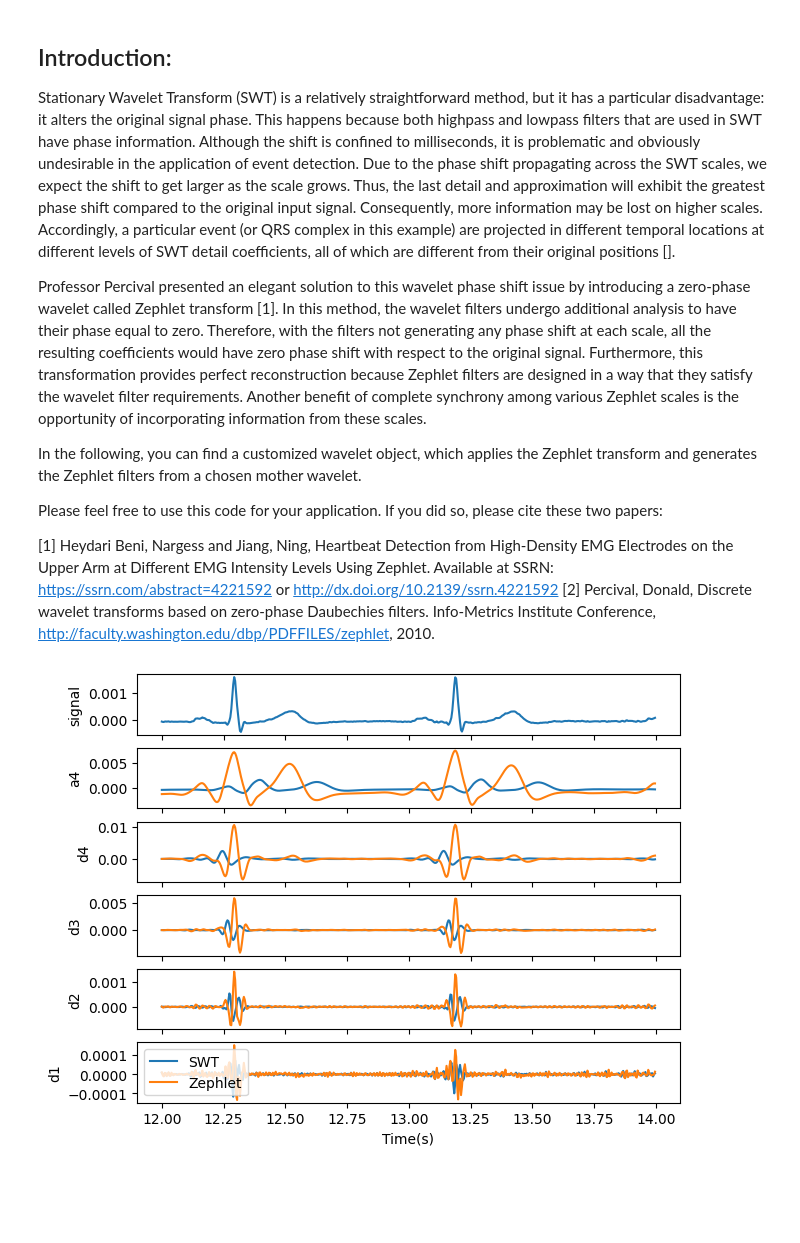
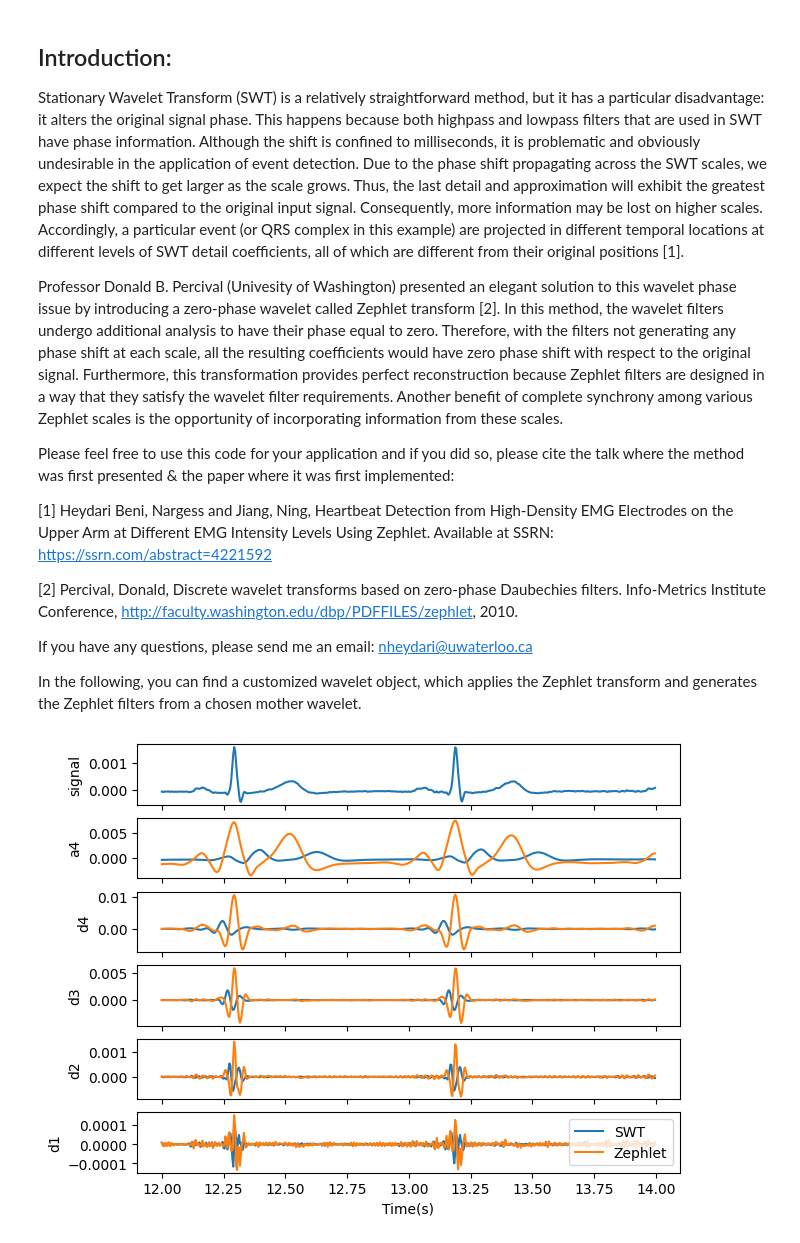
Before and after one commit to nheydari/Zephlet, a Jupyter notebook: Zephlet.ipynb, the cells around one changed output. Drawn from its saved outputs; the diff is of its cells as text; code cells hidden in the pictures; blank space fills up the shorter version.

```diff
--- a/Zephlet.ipynb
+++ b/Zephlet.ipynb
@@ -2,16 +2,20 @@
 ## Introduction:
 
 Stationary Wavelet Transform (SWT) is a relatively straightforward method, but it has a particular disadvantage: it alters the original signal phase.
-This happens because both highpass and lowpass filters that are used in SWT have phase information. Although the shift is confined to milliseconds, it is problematic and obviously undesirable in the application of event detection. Due to the phase shift propagating across the SWT scales, we expect the shift to get larger as the scale grows. Thus, the last detail and approximation will exhibit the greatest phase shift compared to the original input signal. Consequently, more information may be lost on higher scales. Accordingly, a particular event (or QRS complex in this example) are projected in different temporal locations at different levels of SWT detail coefficients, all of which are different from their original positions [].
+This happens because both highpass and lowpass filters that are used in SWT have phase information. Although the shift is confined to milliseconds, it is problematic and obviously undesirable in the application of event detection. Due to the phase shift propagating across the SWT scales, we expect the shift to get larger as the scale grows. Thus, the last detail and approximation will exhibit the greatest phase shift compared to the original input signal. Consequently, more information may be lost on higher scales. Accordingly, a particular event (or QRS complex in this example) are projected in different temporal locations at different levels of SWT detail coefficients, all of which are different from their original positions [1].
 
-Professor Percival presented an elegant solution to this wavelet phase shift issue by introducing a zero-phase wavelet called Zephlet transform [1]. In this method, the wavelet filters undergo additional analysis to have their phase equal to zero. Therefore, with the filters not generating any phase shift at each scale, all the resulting coefficients would have zero phase shift with respect to the original signal. Furthermore, this transformation provides perfect reconstruction because Zephlet filters are designed in a way that they satisfy the wavelet filter requirements. Another benefit of complete synchrony among various Zephlet scales is the opportunity of incorporating information from these scales.
+Professor Donald B. Percival (Univesity of Washington) presented an elegant solution to this wavelet phase issue by introducing a zero-phase wavelet called Zephlet transform [2]. In this method, the wavelet filters undergo additional analysis to have their phase equal to zero. Therefore, with the filters not generating any phase shift at each scale, all the resulting coefficients would have zero phase shift with respect to the original signal. Furthermore, this transformation provides perfect reconstruction because Zephlet filters are designed in a way that they satisfy the wavelet filter requirements. Another benefit of complete synchrony among various Zephlet scales is the opportunity of incorporating information from these scales.
+
+
+Please feel free to use this code for your application and if you did so, please cite the talk where the method was first presented & the paper where it was first implemented:
+
+[1] Heydari Beni, Nargess and Jiang, Ning, Heartbeat Detection from High-Density EMG Electrodes on the Upper Arm at Different EMG Intensity Levels Using Zephlet. Available at SSRN: https://ssrn.com/abstract=4221592
+
+[2] Percival, Donald, Discrete wavelet transforms based on zero-phase Daubechies filters. Info-Metrics Institute Conference, http://faculty.washington.edu/dbp/PDFFILES/zephlet, 2010.
+
+If you have any questions, please send me an email: nheydari@uwaterloo.ca
 
 In the following, you can find a customized wavelet object, which applies the Zephlet transform and generates the Zephlet filters from a chosen mother wavelet.
-
-Please feel free to use this code for your application. If you did so, please cite these two papers:
-
-[1] Heydari Beni, Nargess and Jiang, Ning, Heartbeat Detection from High-Density EMG Electrodes on the Upper Arm at Different EMG Intensity Levels Using Zephlet. Available at SSRN: https://ssrn.com/abstract=4221592 or http://dx.doi.org/10.2139/ssrn.4221592
-[2] Percival, Donald, Discrete wavelet transforms based on zero-phase Daubechies filters. Info-Metrics Institute Conference, http://faculty.washington.edu/dbp/PDFFILES/zephlet, 2010.
 # %%
 class ZephletFilter(object):
     def __init__(self,Wname):
@@ -83,36 +87,32 @@ swt_sig = pywt.swt(np.transpose(df[0:int((np.floor(np.size(df,0)/np.power(2,leve
 swt_arr = np.squeeze(np.array(swt_sig))
 
 # plotting the details:
 
 time_start = 12
 time_finish = 14
 fs = 256
 fig, axs = plt.subplots(6,1, constrained_layout=True)
-#fig, axs = plt.subplot_mosaic(['signal', 'a5', 'd5', 'd4','d3','d2','d1'], constrained_layout=True)
 time_range = np.arange(time_start, time_finish, 1/fs)
 
 # plotting the input signal and extracted details:
 
 axs[0].plot(time_range, df[fs*time_start:fs*time_finish])
 axs[0].set_ylabel('signal')
 axs[0].set(xticklabels=[])
-#axs[1].plot(time_range, swt_arr[1,fs*time_start:fs*time_finish])
-#axs[1].set_ylabel('a5')
-#axs[1].set(xticklabels=[])
 ylabels = ['a4', 'd4','d3','d2','d1']
 
 for i in range(0,4):
     axs[i+1].plot(time_range, swt_arr[i,fs*time_start:fs*time_finish])
     axs[i+1].plot(time_range, Zph_arr[i,fs*time_start:fs*time_finish])
     axs[i+1].set_ylabel(ylabels[i])
     #axs[i].set_ylabel("d"+str(5-i+1))
     axs[i+1].set(xticklabels=[])
 
 axs[i+2].plot(time_range, swt_arr[i+1,fs*time_start:fs*time_finish], label='SWT')
 axs[i+2].plot(time_range, Zph_arr[i+1,fs*time_start:fs*time_finish], label='Zephlet')
 axs[i+2].set_ylabel(ylabels[i+1])
-axs[i+2].legend()
+axs[i+2].legend(loc='upper right')
 plt.xlabel("Time(s)")
 plt.show()
 # %% [output]
-[figure, old version]
+[figure, new version]
```
Also changed, not shown: parts of 3 cells of this notebook.
